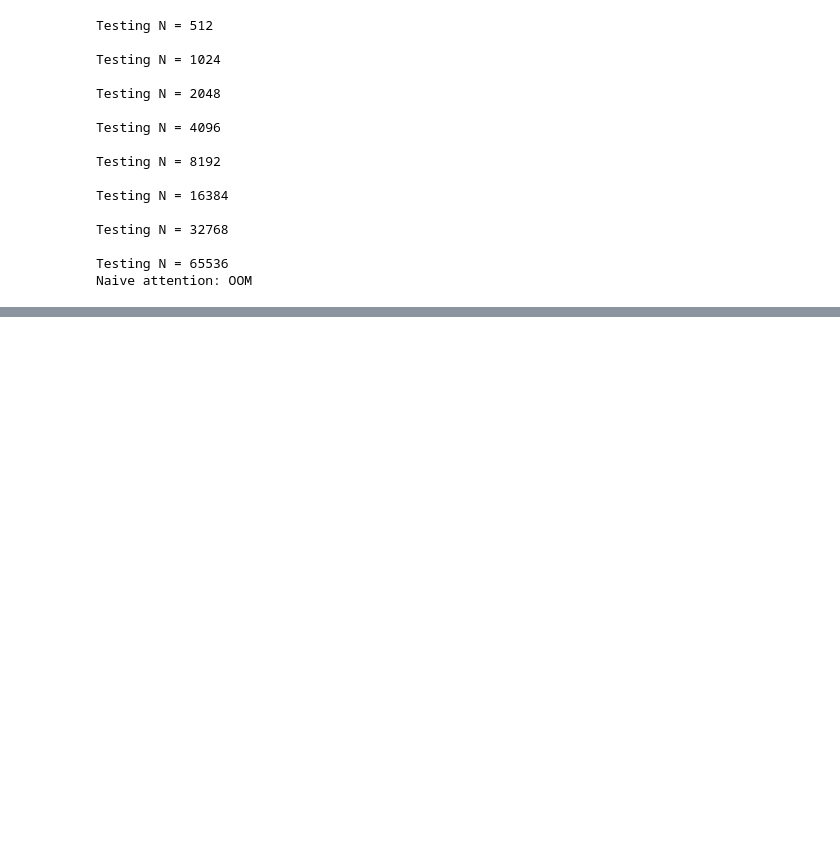
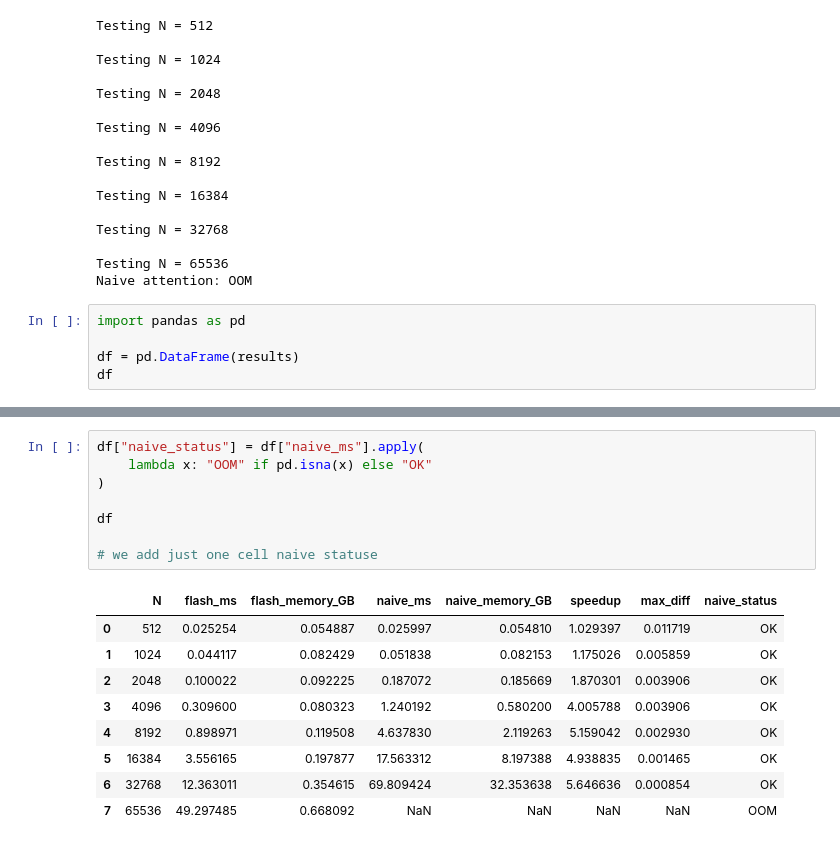
Before and after one commit to deepinsightai/flash-attention, a Jupyter notebook: blackwell_sdpa_smoke_test.ipynb, the cells around one changed output, grey strips where cells are left out. Drawn from its saved outputs; the diff is of its cells as text; blank space fills up the shorter version.

Commit message:
Add benchmark results table and OOM status

```diff
--- a/blackwell_sdpa_smoke_test.ipynb
+++ b/blackwell_sdpa_smoke_test.ipynb
@@ -356,3 +356,8 @@ Testing N = 32768
 
 Testing N = 65536
 Naive attention: OOM
+# %%
+import pandas as pd
+
+df = pd.DataFrame(results)
+df
@@ -358,0 +374,18 @@ Naive attention: OOM
+# %%
+df["naive_status"] = df["naive_ms"].apply(
+    lambda x: "OOM" if pd.isna(x) else "OK"
+)
+
+df
+
+# we add just one cell naive statuse
+# %% [output]
+|  | N | flash_ms | flash_memory_GB | naive_ms | naive_memory_GB | speedup | max_diff | naive_status |
+| 0 | 512 | 0.025254 | 0.054887 | 0.025997 | 0.054810 | 1.029397 | 0.011719 | OK |
+| 1 | 1024 | 0.044117 | 0.082429 | 0.051838 | 0.082153 | 1.175026 | 0.005859 | OK |
+| 2 | 2048 | 0.100022 | 0.092225 | 0.187072 | 0.185669 | 1.870301 | 0.003906 | OK |
+| 3 | 4096 | 0.309600 | 0.080323 | 1.240192 | 0.580200 | 4.005788 | 0.003906 | OK |
+| 4 | 8192 | 0.898971 | 0.119508 | 4.637830 | 2.119263 | 5.159042 | 0.002930 | OK |
+| 5 | 16384 | 3.556165 | 0.197877 | 17.563312 | 8.197388 | 4.938835 | 0.001465 | OK |
+| 6 | 32768 | 12.363011 | 0.354615 | 69.809424 | 32.353638 | 5.646636 | 0.000854 | OK |
+| 7 | 65536 | 49.297485 | 0.668092 | NaN | NaN | NaN | NaN | OOM |
```
Also changed, not shown: parts of 1 cell of this notebook.
